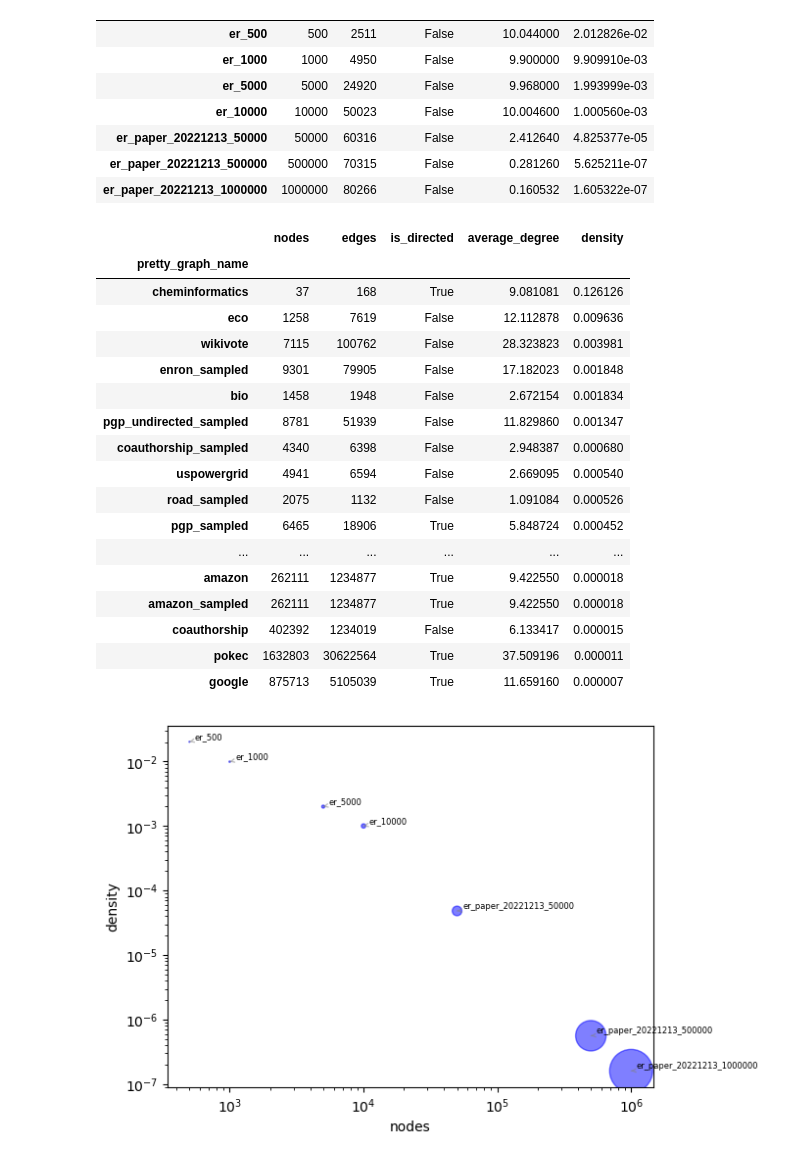
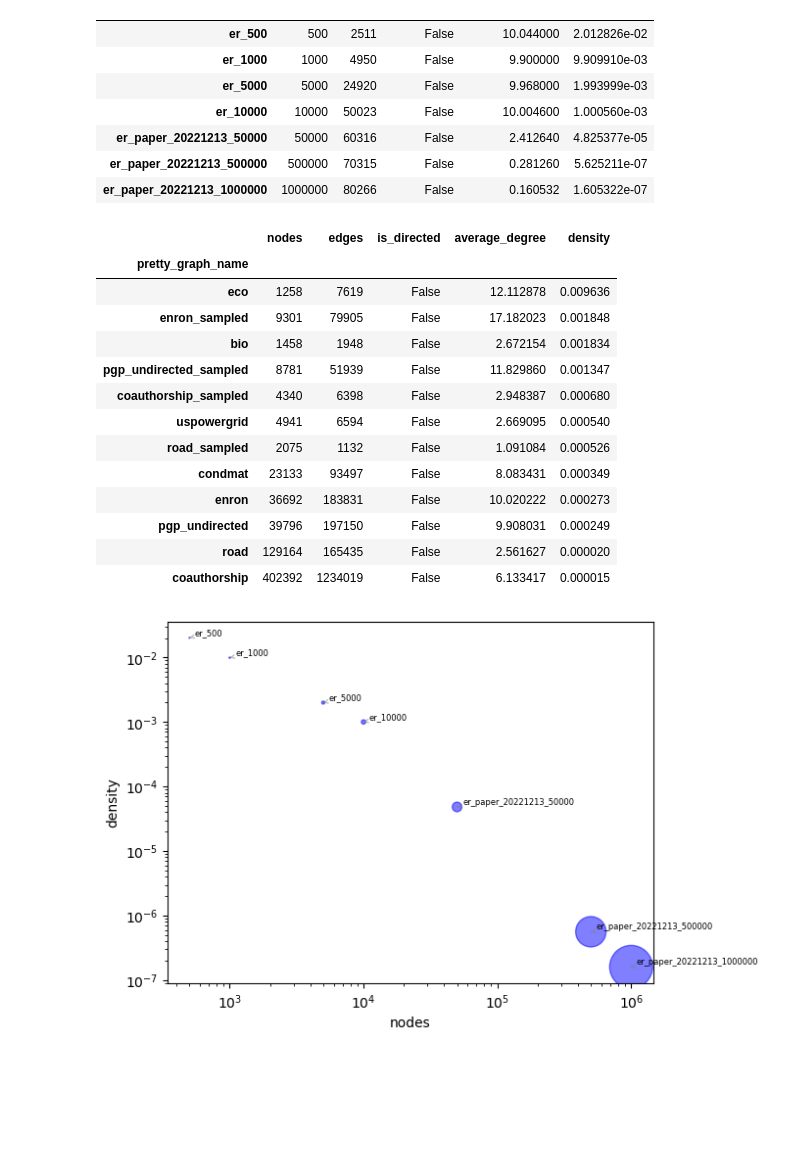
Before and after one commit to tddschn/easygraph-bench, a Jupyter notebook: explorations/graph_info_viz.ipynb, the cells around one changed output. Saved outputs shown, nothing was run; the diff lists cells and outputs as text; code cells hidden in the pictures; blank space fills up the shorter version.

```diff
--- a/explorations/graph_info_viz.ipynb
+++ b/explorations/graph_info_viz.ipynb
@@ -157,4 +161,4 @@ import pandas as pd
 
 # read the DataFrame from the HDF5 file
 with pd.HDFStore('graph_info.h5', mode='r') as store:
-    df = store.get('graph_info')
+    gi = store.get('graph_info')
@@ -174,29 +213,26 @@ gi_er
 # %%
 gi_others = gi[~gi.index.str.startswith('er')]
 gi_others
 
 gi_others_lcc = gi_others[gi_others.index.str.endswith('lcc')]
 gi_others_whole = gi_others[~gi_others.index.str.endswith('lcc')]
-gi_others_whole
+gi_others_whole_undirected = gi_others_whole[~gi_others_whole['is_directed']]
+gi_others_whole_undirected
 # %% [output]
 |  | nodes | edges | is_directed | average_degree | density |
 | pretty_graph_name |  |  |  |  |  |
-| cheminformatics | 37 | 168 | True | 9.081081 | 0.126126 |
 | eco | 1258 | 7619 | False | 12.112878 | 0.009636 |
-| wikivote | 7115 | 100762 | False | 28.323823 | 0.003981 |
 | enron_sampled | 9301 | 79905 | False | 17.182023 | 0.001848 |
 | bio | 1458 | 1948 | False | 2.672154 | 0.001834 |
 | pgp_undirected_sampled | 8781 | 51939 | False | 11.829860 | 0.001347 |
 | coauthorship_sampled | 4340 | 6398 | False | 2.948387 | 0.000680 |
 | uspowergrid | 4941 | 6594 | False | 2.669095 | 0.000540 |
 | road_sampled | 2075 | 1132 | False | 1.091084 | 0.000526 |
-| pgp_sampled | 6465 | 18906 | True | 5.848724 | 0.000452 |
-| ... | ... | ... | ... | ... | ... |
-| amazon | 262111 | 1234877 | True | 9.422550 | 0.000018 |
-| amazon_sampled | 262111 | 1234877 | True | 9.422550 | 0.000018 |
+| condmat | 23133 | 93497 | False | 8.083431 | 0.000349 |
+| enron | 36692 | 183831 | False | 10.020222 | 0.000273 |
+| pgp_undirected | 39796 | 197150 | False | 9.908031 | 0.000249 |
+| road | 129164 | 165435 | False | 2.561627 | 0.000020 |
 | coauthorship | 402392 | 1234019 | False | 6.133417 | 0.000015 |
-| pokec | 1632803 | 30622564 | True | 37.509196 | 0.000011 |
-| google | 875713 | 5105039 | True | 11.659160 | 0.000007 |
 # %%
 def plot_graphs_as_bubbles(gi: pd.DataFrame):
     # visualize values of nodes as bubbles, don't use plotly
```
Also changed, not shown: parts of 7 cells of this notebook, 1 other file.
